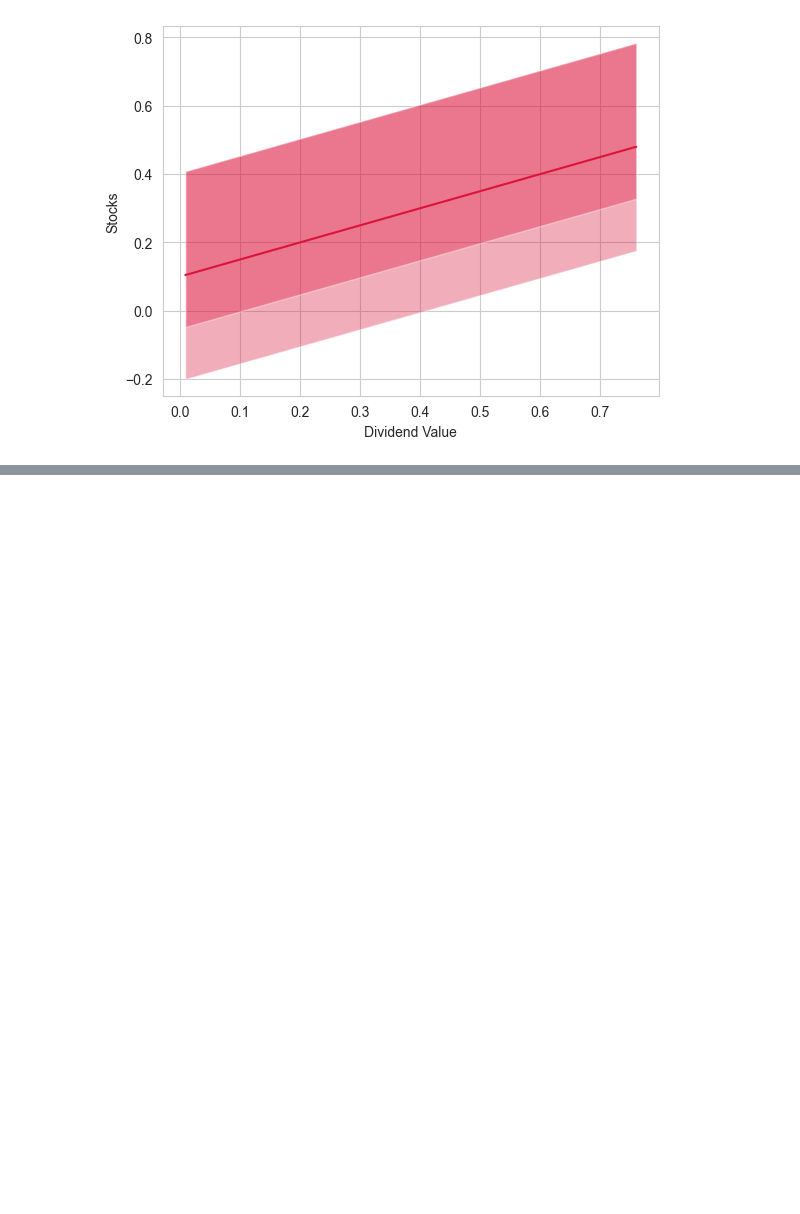
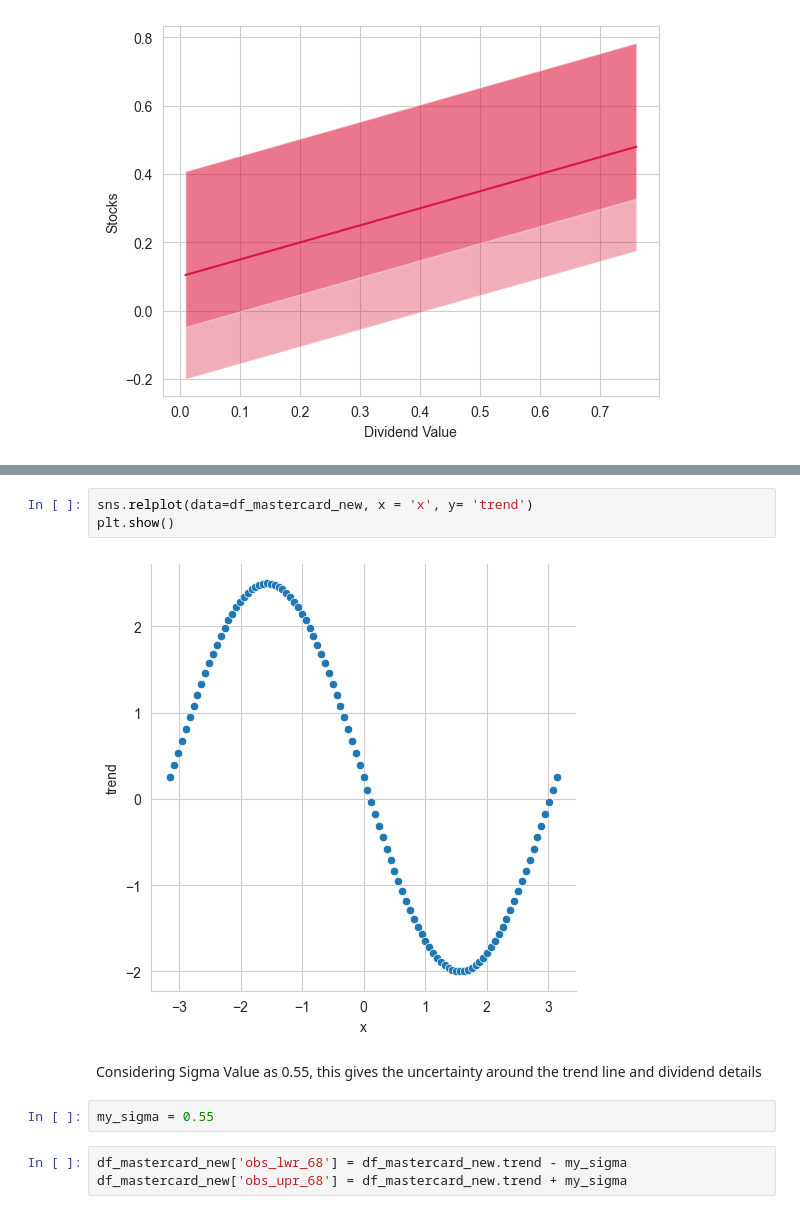
Before and after one commit to gmkumar1988/Data-Analytics-Projects, a Jupyter notebook: Linear_Model_Finance_Mastercard.ipynb, the cells around one changed output, grey strips where cells are left out. Drawn from its saved outputs; the diff is of its cells as text; blank space fills up the shorter version.

```diff
--- a/Linear_Model_Finance_Mastercard.ipynb
+++ b/Linear_Model_Finance_Mastercard.ipynb
@@ -144,0 +308,12 @@ plt.show()
+# %%
+sns.relplot(data=df_mastercard_new, x = 'x', y= 'trend')
+plt.show()
+# %% [output]
+[figure, added]
+# %% [markdown]
+Considering Sigma Value as 0.55, this gives the uncertainty around the trend line and dividend details
+# %%
+my_sigma = 0.55
+# %%
+df_mastercard_new['obs_lwr_68'] = df_mastercard_new.trend - my_sigma
+df_mastercard_new['obs_upr_68'] = df_mastercard_new.trend + my_sigma
```
Also changed, not shown: parts of 30 cells of this notebook.
